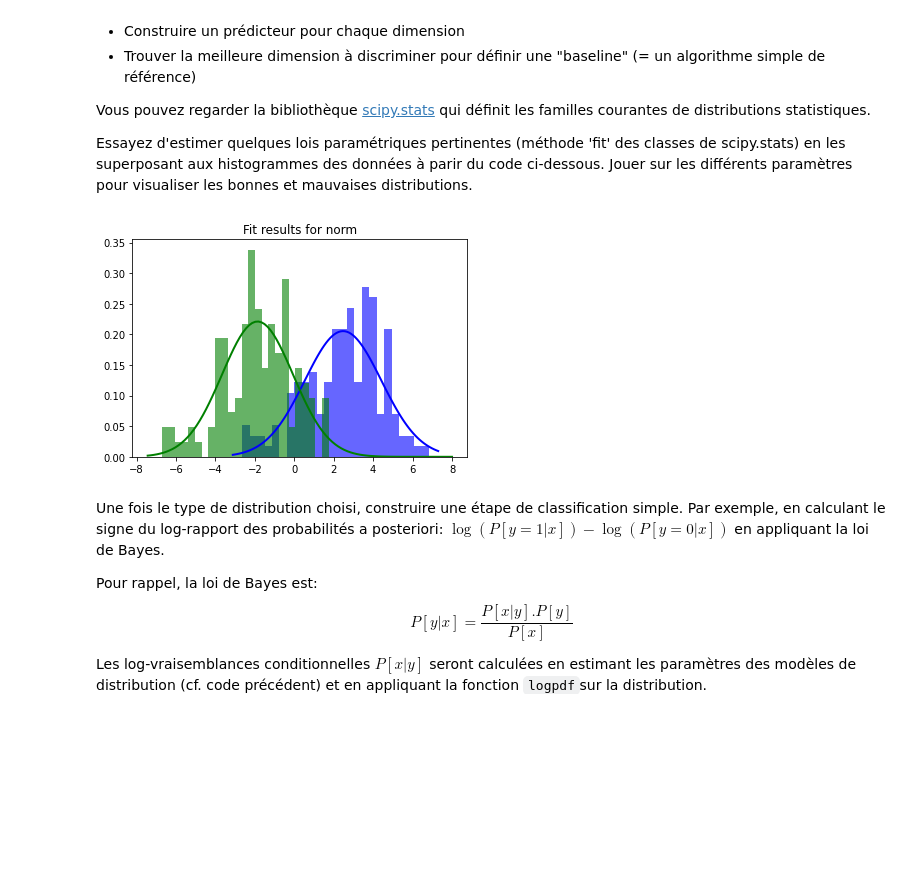
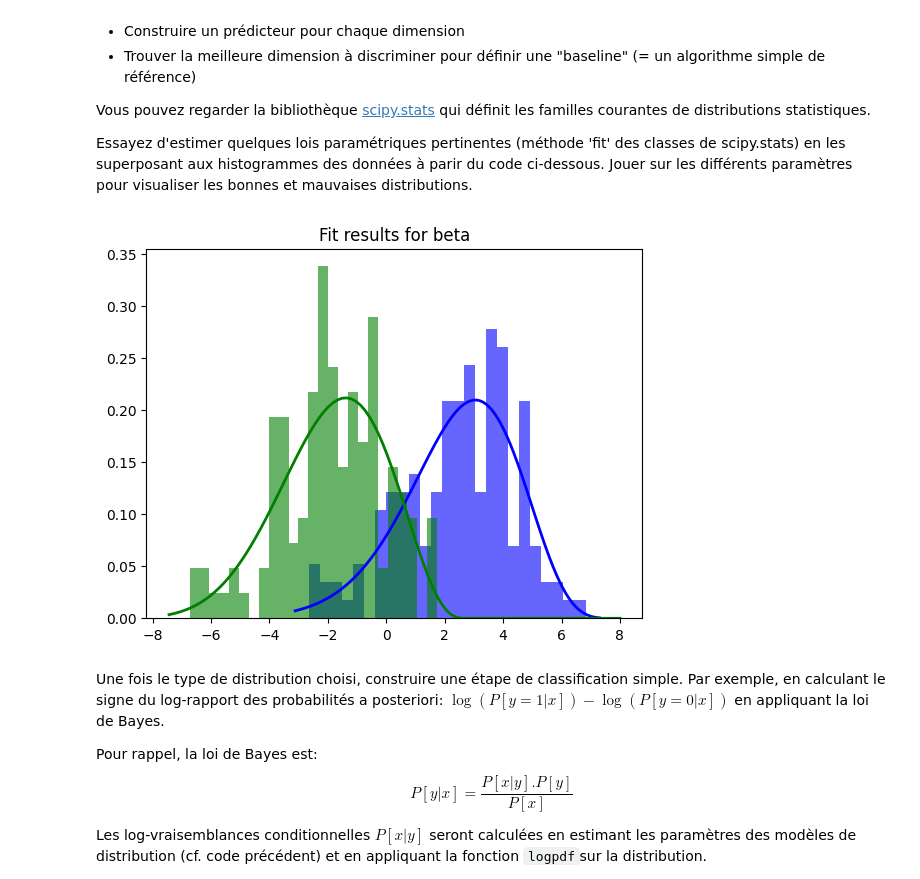
Before and after one commit to Sensey181/mi221, a Jupyter notebook: ENSTA/td_gaussien_bayesien.ipynb, the cells around one changed output. Drawn from its saved outputs; the diff is of its cells as text; code cells hidden in the pictures; blank space fills up the shorter version.

```diff
--- a/ENSTA/td_gaussien_bayesien.ipynb
+++ b/ENSTA/td_gaussien_bayesien.ipynb
@@ -202,7 +201,7 @@ Essayez d'estimer quelques lois paramétriques pertinentes (méthode 'fit' des c
 from scipy.stats import laplace, expon, norm, gamma, beta, cauchy, logistic
 
 # Définit le type de distribution
-distrib=norm
+distrib=beta
 
 # Choix de la caractéristique
 feat1 = 0
@@ -214,34 +213,34 @@ plt.clf()
 
 data = a0
 param = distrib.fit(data)
 
 # Visualise l'histogramme
 plt.hist(data, bins=25, density=True, alpha=0.6, color='b')
 
 # Visualise la PDF.
 xmin, xmax = plt.xlim()
 x = np.linspace(xmin, xmax, 100)
 p = distrib.pdf(x, *param)
 plt.plot(x, p, 'b', linewidth=2)
 
 data = a1
 param = distrib.fit(data)
 
 # Visualise l'histogramme
 plt.hist(data, bins=25, density=True, alpha=0.6, color='g')
 
 # Visualise la PDF.
 xmin, xmax = plt.xlim()
 x = np.linspace(xmin, xmax, 100)
 p = distrib.pdf(x, *param)
 plt.plot(x, p, 'g', linewidth=2)
 
 title = "Fit results for %s" % distrib.name
 plt.title(title)
 
 plt.show()
 # %% [output]
-[figure, old version]
+[figure, new version]
 # %% [markdown]
 Une fois le type de distribution choisi, construire une étape de classification simple. Par exemple, en calculant le signe du log-rapport des probabilités a posteriori: $\log(P[y=1|x]) - \log(P[y=0|x])$ en appliquant la loi de Bayes.
 
```
Also changed, not shown: parts of 3 cells of this notebook.
